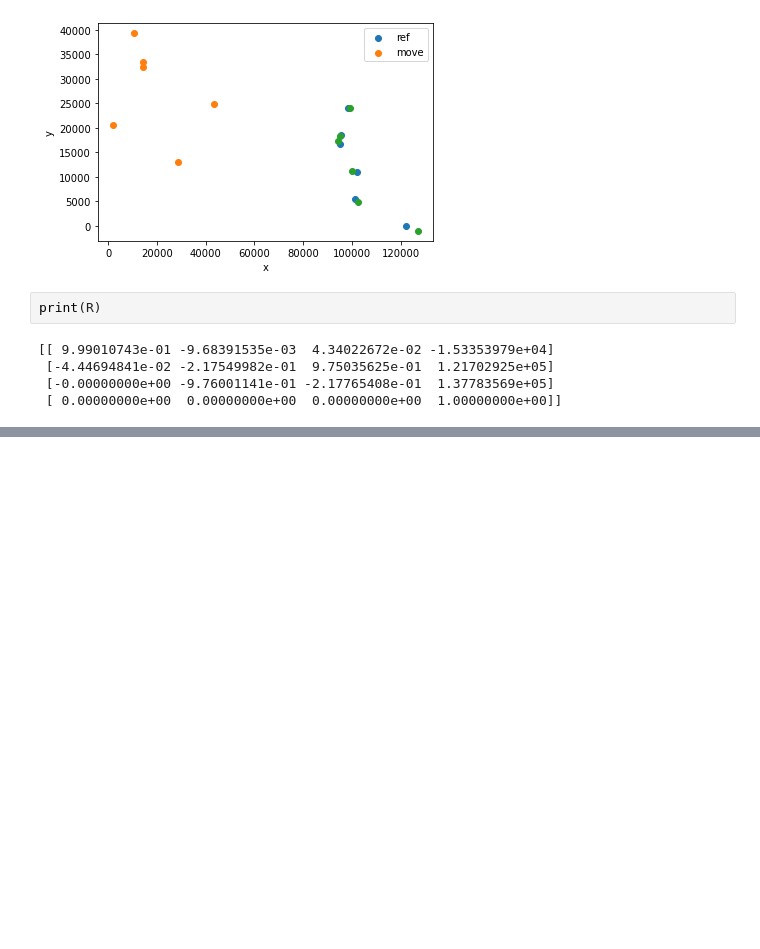
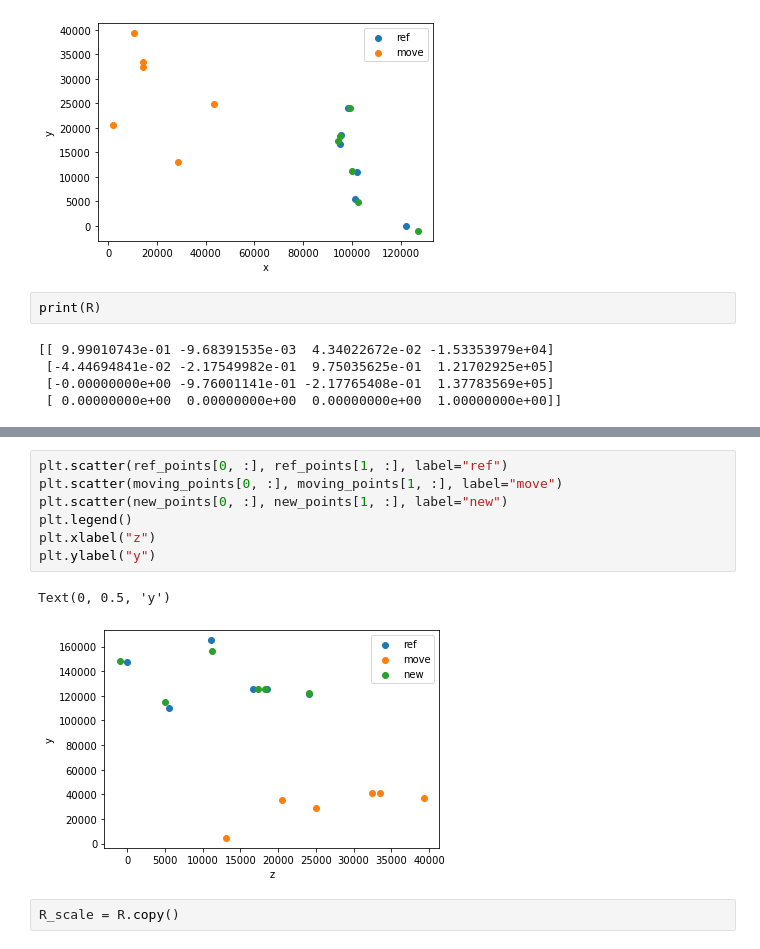
Before and after one commit to Buglakova/fibsem_segm, a Jupyter notebook: registration_fluo/affine_transform.ipynb, the cells around one changed output, grey strips where cells are left out. Cells and saved outputs as stored; diff of their text form; blank space fills up the shorter version.

```diff
--- a/registration_fluo/affine_transform.ipynb
+++ b/registration_fluo/affine_transform.ipynb
@@ -326,0 +336,12 @@ print(R)
+# %%
+plt.scatter(ref_points[0, :], ref_points[1, :], label="ref")
+plt.scatter(moving_points[0, :], moving_points[1, :], label="move")
+plt.scatter(new_points[0, :], new_points[1, :], label="new")
+plt.legend()
+plt.xlabel("z")
+plt.ylabel("y")
+# %% [output]
+Text(0, 0.5, 'y')
+[figure, added]
+# %%
+R_scale = R.copy()
```
Also changed, not shown: parts of 8 cells of this notebook, 1 other file.
